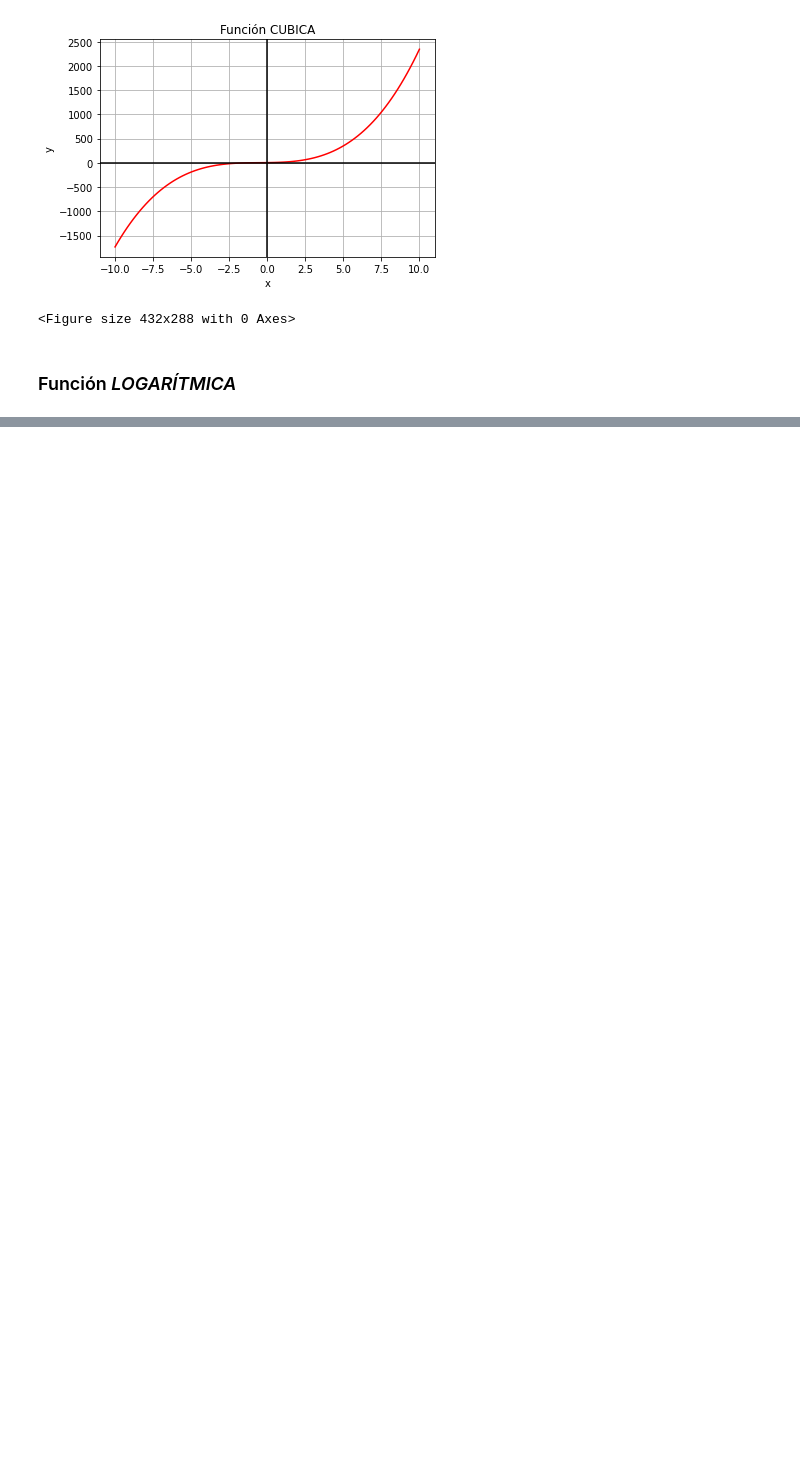
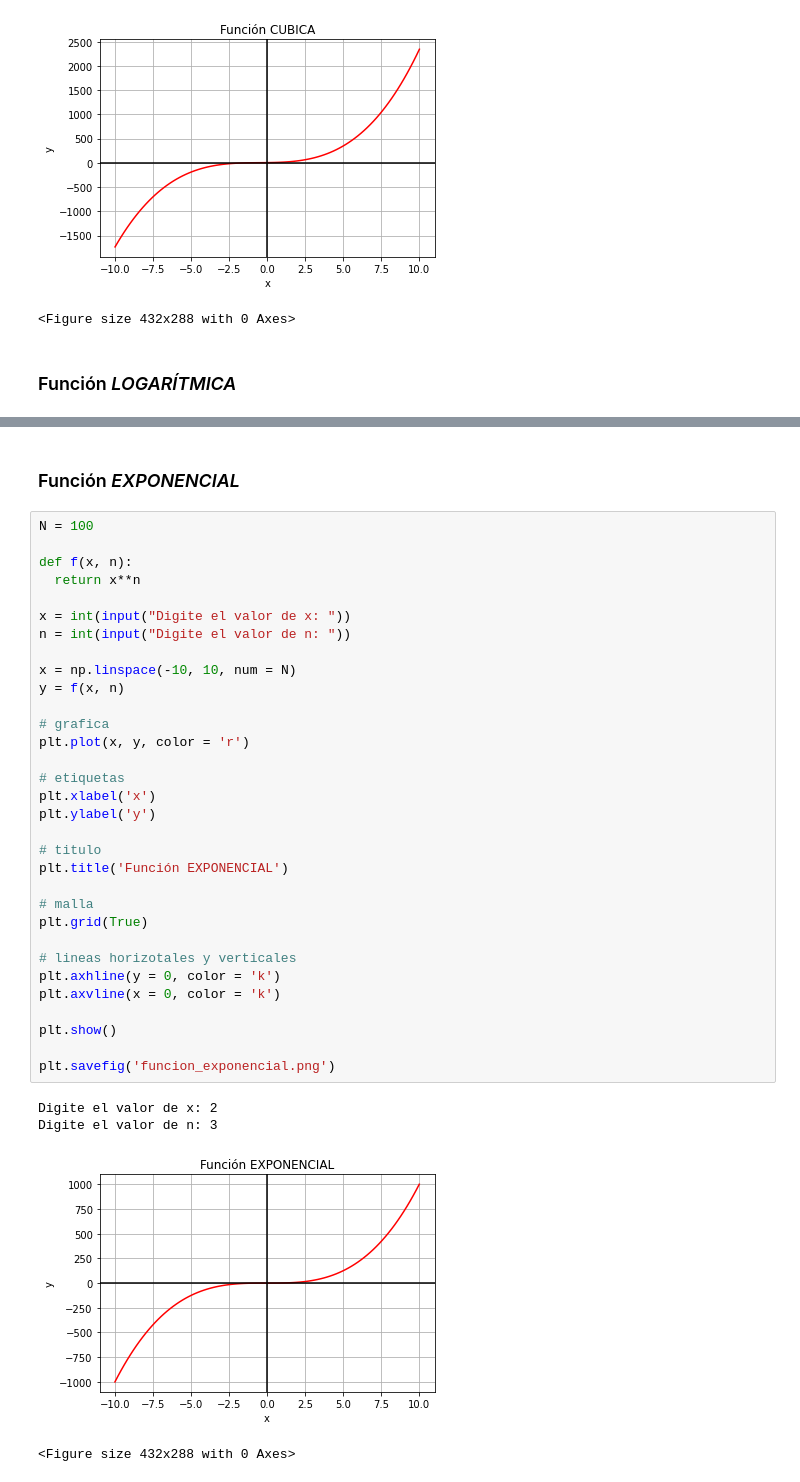
Before and after one commit to alexayala16/BIMESTRAL_P-4, a Jupyter notebook: BIMESTRAL_P_4.ipynb, the cells around one changed output, grey strips where cells are left out. Saved outputs shown, nothing was run; the diff lists cells and outputs as text; blank space fills up the shorter version.

```diff
--- a/BIMESTRAL_P_4.ipynb
+++ b/BIMESTRAL_P_4.ipynb
@@ -161,2 +161,41 @@ Digite el valor de x: 5
 [figure]
 <Figure size 432x288 with 0 Axes>
+# %% [markdown]
+### Función *EXPONENCIAL*
+# %%
+N = 100
+
+def f(x, n):
+  return x**n
+
+x = int(input("Digite el valor de x: "))
+n = int(input("Digite el valor de n: "))
+
+x = np.linspace(-10, 10, num = N)
+y = f(x, n)
+
+# grafica
+plt.plot(x, y, color = 'r')
+
+# etiquetas
+plt.xlabel('x')
+plt.ylabel('y')
+
+# titulo
+plt.title('Función EXPONENCIAL')
+
+# malla
+plt.grid(True)
+
+# lineas horizotales y verticales
+plt.axhline(y = 0, color = 'k')
+plt.axvline(x = 0, color = 'k')
+
+plt.show()
+
+plt.savefig('funcion_exponencial.png')
+# %% [output]
+Digite el valor de x: 2
+Digite el valor de n: 3
+[figure, added]
+<Figure size 432x288 with 0 Axes>
```
Also changed, not shown: parts of 6 cells of this notebook.
